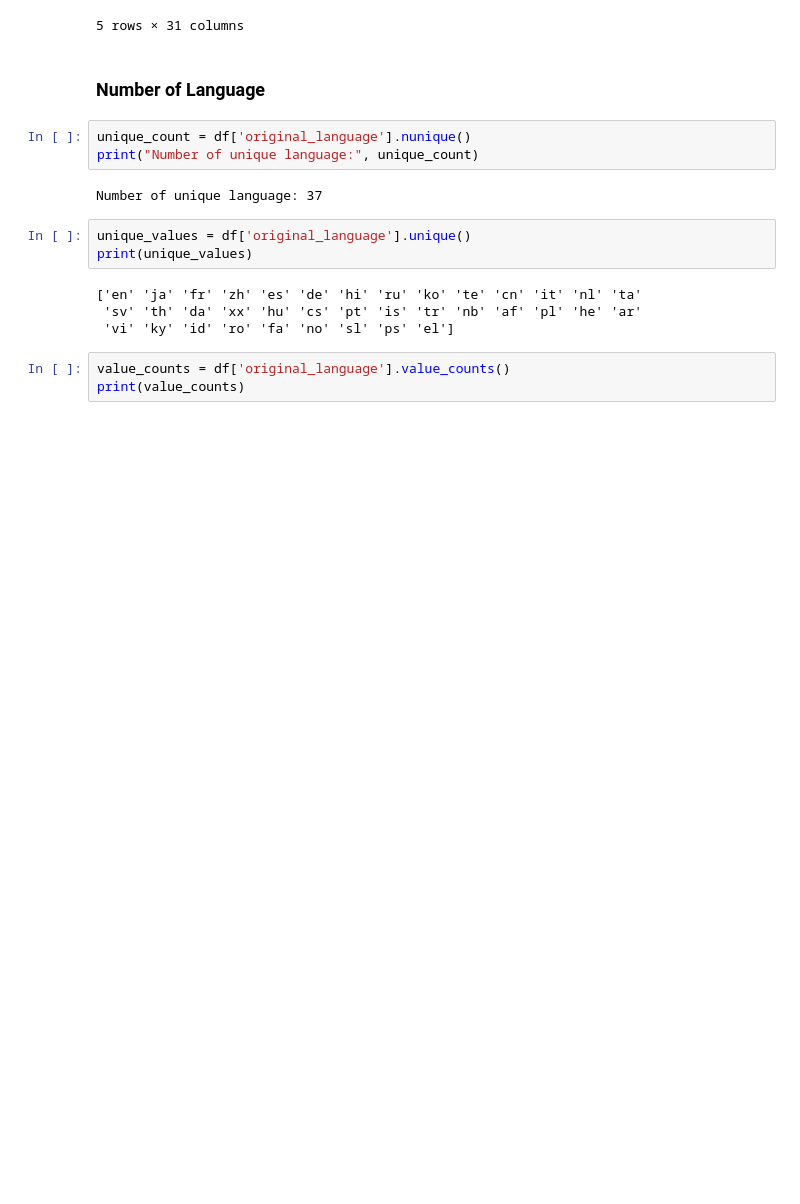
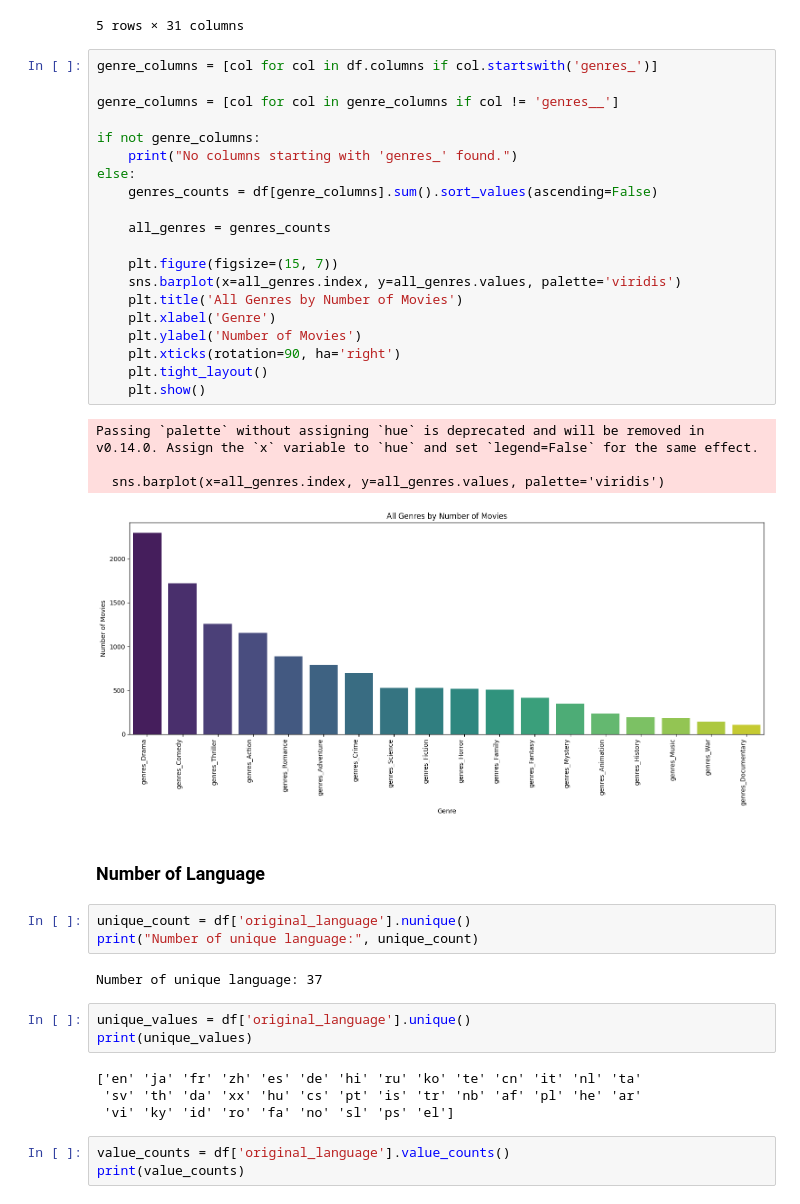
Before and after one commit to leonnmarcoo/CCADMACL_COM232_PROJECT, a Jupyter notebook: data_preprocessing.ipynb, the cells around one changed output. Cells and saved outputs as stored; diff of their text form; blank space fills up the shorter version.

```diff
--- a/data_preprocessing.ipynb
+++ b/data_preprocessing.ipynb
@@ -202,6 +204,31 @@ df.head()
 | 3 | 250000000 | 1 | en | 112.312950 | Legendary Pictures, Warner Bros.,... | United States of America | ... |
 | 4 | 260000000 | 1 | en | 43.926995 | Walt Disney Pictures | United States of America | ... |
 5 rows × 31 columns
+# %%
+genre_columns = [col for col in df.columns if col.startswith('genres_')]
+
+genre_columns = [col for col in genre_columns if col != 'genres__']
+
+if not genre_columns:
+    print("No columns starting with 'genres_' found.")
+else:
+    genres_counts = df[genre_columns].sum().sort_values(ascending=False)
+
+    all_genres = genres_counts
+
+    plt.figure(figsize=(15, 7))
+    sns.barplot(x=all_genres.index, y=all_genres.values, palette='viridis')
+    plt.title('All Genres by Number of Movies')
+    plt.xlabel('Genre')
+    plt.ylabel('Number of Movies')
+    plt.xticks(rotation=90, ha='right')
+    plt.tight_layout()
+    plt.show()
+# %% [output]
+Passing `palette` without assigning `hue` is deprecated and will be removed in v0.14.0. Assign the `x` variable to `hue` and set `legend=False` for the same effect.
+
+  sns.barplot(x=all_genres.index, y=all_genres.values, palette='viridis')
+[figure, added]
 # %% [markdown]
 ### **Number of Language**
 # %%
```
Also changed, not shown: parts of 20 cells of this notebook.
